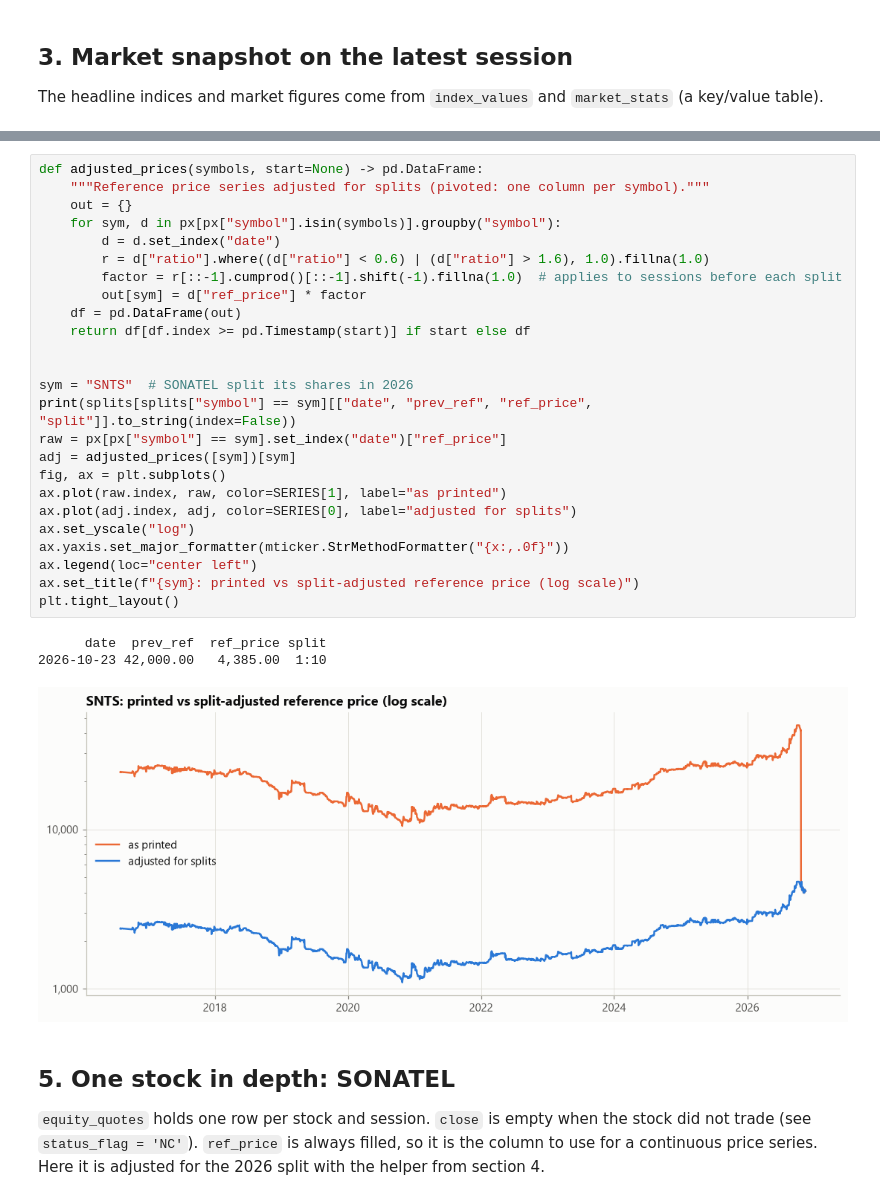
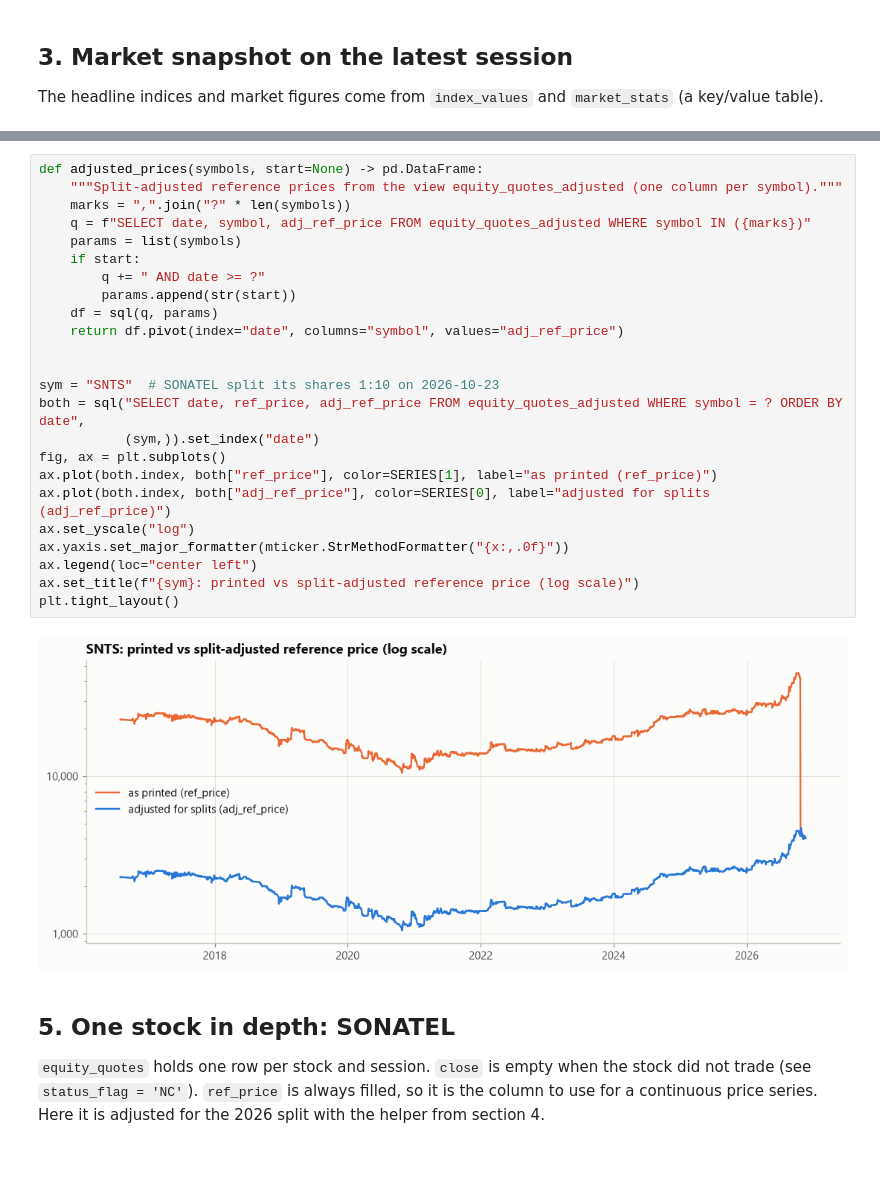
Before and after one commit to IsaacKonan93/brvm-analytics, a Jupyter notebook: brvm_database_showcase.ipynb, the cells around one changed output, grey strips where cells are left out. Saved outputs shown, nothing was run; the diff lists cells and outputs as text; blank space fills up the shorter version.

```diff
--- a/brvm_database_showcase.ipynb
+++ b/brvm_database_showcase.ipynb
@@ -245,32 +248,29 @@ splits[["date", "symbol", "prev_ref", "ref_price", "ratio", "split"]].sort_value
 # %%
 def adjusted_prices(symbols, start=None) -> pd.DataFrame:
-    """Reference price series adjusted for splits (pivoted: one column per symbol)."""
-    out = {}
-    for sym, d in px[px["symbol"].isin(symbols)].groupby("symbol"):
-        d = d.set_index("date")
-        r = d["ratio"].where((d["ratio"] < 0.6) | (d["ratio"] > 1.6), 1.0).fillna(1.0)
-        factor = r[::-1].cumprod()[::-1].shift(-1).fillna(1.0)  # applies to sessions before each split
-        out[sym] = d["ref_price"] * factor
-    df = pd.DataFrame(out)
-    return df[df.index >= pd.Timestamp(start)] if start else df
+    """Split-adjusted reference prices from the view equity_quotes_adjusted (one column per symbol)."""
+    marks = ",".join("?" * len(symbols))
+    q = f"SELECT date, symbol, adj_ref_price FROM equity_quotes_adjusted WHERE symbol IN ({marks})"
+    params = list(symbols)
+    if start:
+        q += " AND date >= ?"
+        params.append(str(start))
+    df = sql(q, params)
+    return df.pivot(index="date", columns="symbol", values="adj_ref_price")
 
 
-sym = "SNTS"  # SONATEL split its shares in 2026
-print(splits[splits["symbol"] == sym][["date", "prev_ref", "ref_price", "split"]].to_string(index=False))
-raw = px[px["symbol"] == sym].set_index("date")["ref_price"]
-adj = adjusted_prices([sym])[sym]
+sym = "SNTS"  # SONATEL split its shares 1:10 on 2026-10-23
+both = sql("SELECT date, ref_price, adj_ref_price FROM equity_quotes_adjusted WHERE symbol = ? ORDER BY date",
+           (sym,)).set_index("date")
 fig, ax = plt.subplots()
-ax.plot(raw.index, raw, color=SERIES[1], label="as printed")
-ax.plot(adj.index, adj, color=SERIES[0], label="adjusted for splits")
+ax.plot(both.index, both["ref_price"], color=SERIES[1], label="as printed (ref_price)")
+ax.plot(both.index, both["adj_ref_price"], color=SERIES[0], label="adjusted for splits (adj_ref_price)")
 ax.set_yscale("log")
 ax.yaxis.set_major_formatter(mticker.StrMethodFormatter("{x:,.0f}"))
 ax.legend(loc="center left")
 ax.set_title(f"{sym}: printed vs split-adjusted reference price (log scale)")
 plt.tight_layout()
 # %% [output]
-      date  prev_ref  ref_price split
-2026-10-23 42,000.00   4,385.00  1:10
-[figure, old version]
+[figure, new version]
 # %% [markdown]
 ## 5. One stock in depth: SONATEL
 
```
Also changed, not shown: parts of 24 cells of this notebook, 12 other files.
